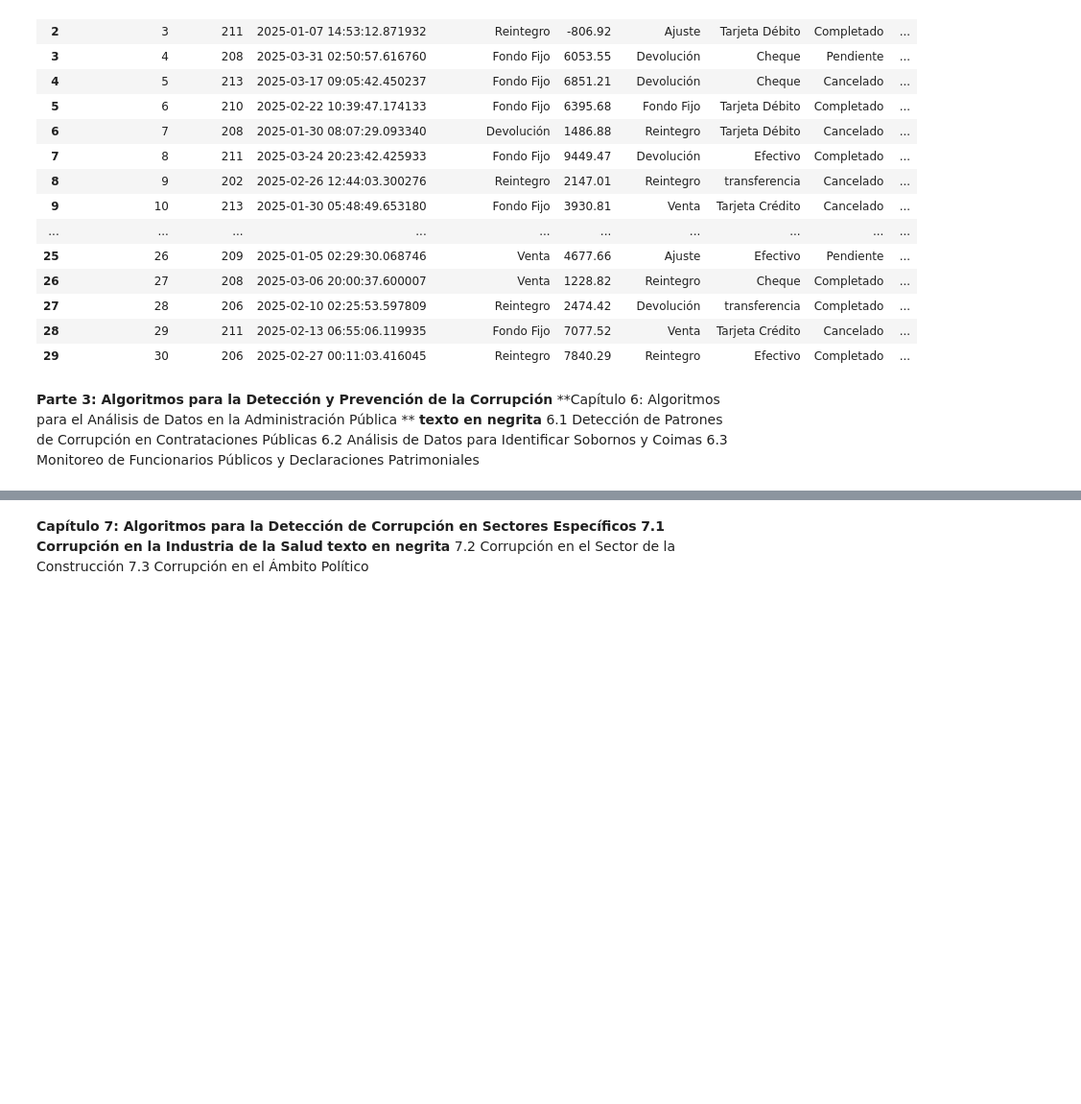
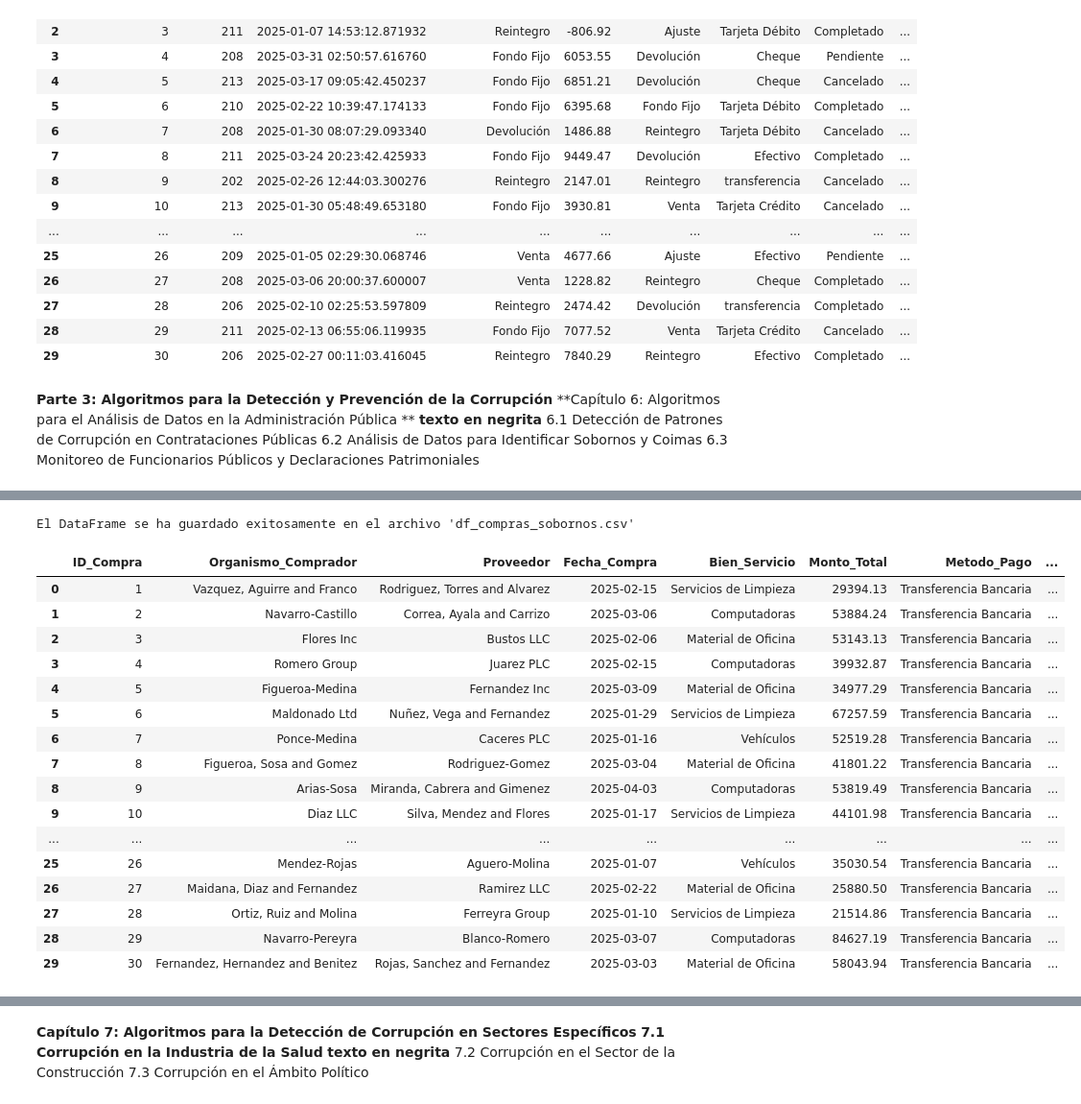
Before and after one commit to Viny2030/Libro_Algoritmos_contra_fraude_corrupcion, a Jupyter notebook: datasetlibro.ipynb, the cells around one changed output, grey strips where cells are left out. Shown at 96% size. Drawn from its saved outputs; the diff is of its cells as text; code cells hidden in the pictures; blank space fills up the shorter version.

```diff
--- a/datasetlibro.ipynb
+++ b/datasetlibro.ipynb
@@ -913,3 +997,53 @@ El DataFrame se ha guardado exitosamente en el archivo 'df_contratos.csv'
+# %%
+import random
+
+# 1. Generación de un dataset simulado para compras públicas
+fake = Faker('es_AR')
+
+num_compras = 30
+montos = np.random.uniform(5000, 100000, num_licitaciones)
+montos_formateados = ["{:.2f}".format(monto) for monto in montos]
+data_compras = {
+    'ID_Compra': range(1, num_compras + 1),
+    'Organismo_Comprador': [fake.company() for _ in range(num_compras)],
+    'Proveedor': [fake.company() for _ in range(num_compras)],
+    'Fecha_Compra': pd.to_datetime([fake.date_this_year() for _ in range(num_compras)]),
+    'Bien_Servicio': [random.choice(['Computadoras', 'Material de Oficina', 'Vehículos', 'Servicios de Limpieza']) for _ in range(num_compras)],
+    'Monto_Total': montos_formateados,
+    'Metodo_Pago': [random.choice(['Transferencia Bancaria']) for _ in range(num_compras)],
+    'Estado': [random.choice(['Completada', 'Pendiente', 'Cancelada']) for _ in range(num_compras)],
+    'Funcionario_Autorizador': [f'Funcionario_{random.randint(1, 10)}' for _ in range(num_compras)],
+    'Proceso_Compra': [random.choice(['Licitación Pública', 'Contratación Directa', 'Concurso de Precios']) for _ in range(num_compras)],
+    'Relacion_Funcionario_Proveedor': [random.choice([0, 0, 0, 1]) for _ in range(num_compras)], # 1: Posible relación
+    'Pago_Acelerado': [random.choice([0, 0, 1]) for _ in range(num_compras)], # 1: Pago inusualmente rápido
+    'Es_Sospechoso': np.zeros(num_compras, dtype=int) # Inicialmente no sospechoso
+}
+df_compras = pd.DataFrame(data_compras)
+df_compras
+nombre_archivo_csv = 'df_compras_sobornos.csv'
+df_compras.to_csv(nombre_archivo_csv, index=False)
+
+print(f"El DataFrame se ha guardado exitosamente en el archivo '{nombre_archivo_csv}'")
+df_compras
+# %% [output]
+El DataFrame se ha guardado exitosamente en el archivo 'df_compras_sobornos.csv'
+|  | ID_Compra | Organismo_Comprador | Proveedor | Fecha_Compra | Bien_Servicio | Monto_Total | Metodo_Pago | ... |
+| 0 | 1 | Vazquez, Aguirre and Franco | Rodriguez, Torres and Alvarez | 2025-02-15 | Servicios de Limpieza | 29394.13 | Transferencia Bancaria | ... |
+| 1 | 2 | Navarro-Castillo | Correa, Ayala and Carrizo | 2025-03-06 | Computadoras | 53884.24 | Transferencia Bancaria | ... |
+| 2 | 3 | Flores Inc | Bustos LLC | 2025-02-06 | Material de Oficina | 53143.13 | Transferencia Bancaria | ... |
+| 3 | 4 | Romero Group | Juarez PLC | 2025-02-15 | Computadoras | 39932.87 | Transferencia Bancaria | ... |
+| 4 | 5 | Figueroa-Medina | Fernandez Inc | 2025-03-09 | Material de Oficina | 34977.29 | Transferencia Bancaria | ... |
+| 5 | 6 | Maldonado Ltd | Nuñez, Vega and Fernandez | 2025-01-29 | Servicios de Limpieza | 67257.59 | Transferencia Bancaria | ... |
+| 6 | 7 | Ponce-Medina | Caceres PLC | 2025-01-16 | Vehículos | 52519.28 | Transferencia Bancaria | ... |
+| 7 | 8 | Figueroa, Sosa and Gomez | Rodriguez-Gomez | 2025-03-04 | Material de Oficina | 41801.22 | Transferencia Bancaria | ... |
+| 8 | 9 | Arias-Sosa | Miranda, Cabrera and Gimenez | 2025-04-03 | Computadoras | 53819.49 | Transferencia Bancaria | ... |
+| 9 | 10 | Diaz LLC | Silva, Mendez and Flores | 2025-01-17 | Servicios de Limpieza | 44101.98 | Transferencia Bancaria | ... |
+| ... | ... | ... | ... | ... | ... | ... | ... | ... |
+| 25 | 26 | Mendez-Rojas | Aguero-Molina | 2025-01-07 | Vehículos | 35030.54 | Transferencia Bancaria | ... |
+| 26 | 27 | Maidana, Diaz and Fernandez | Ramirez LLC | 2025-02-22 | Material de Oficina | 25880.50 | Transferencia Bancaria | ... |
+| 27 | 28 | Ortiz, Ruiz and Molina | Ferreyra Group | 2025-01-10 | Servicios de Limpieza | 21514.86 | Transferencia Bancaria | ... |
+| 28 | 29 | Navarro-Pereyra | Blanco-Romero | 2025-03-07 | Computadoras | 84627.19 | Transferencia Bancaria | ... |
+| 29 | 30 | Fernandez, Hernandez and Benitez | Rojas, Sanchez and Fernandez | 2025-03-03 | Material de Oficina | 58043.94 | Transferencia Bancaria | ... |
 # %%
 import random
 
```
Also changed, not shown: parts of 18 cells of this notebook.
